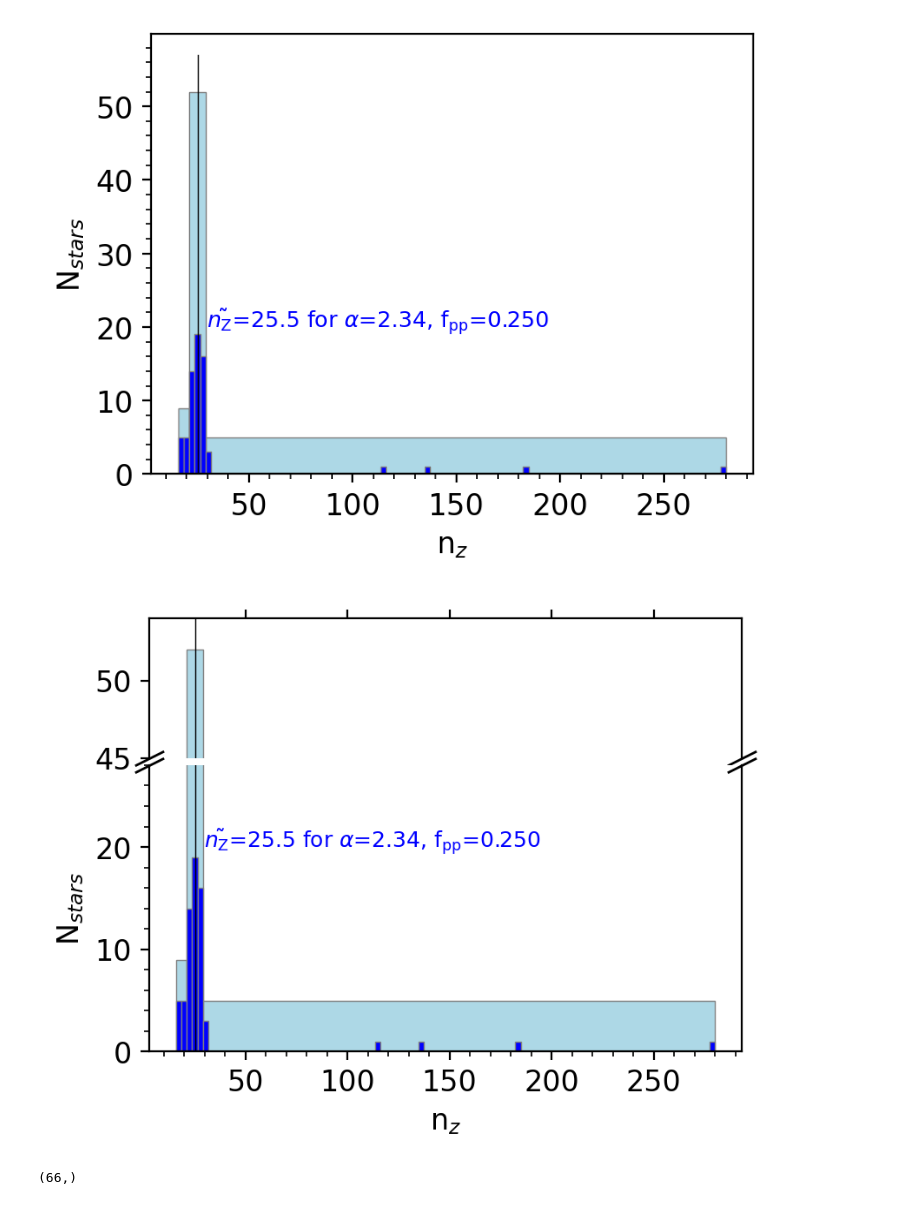
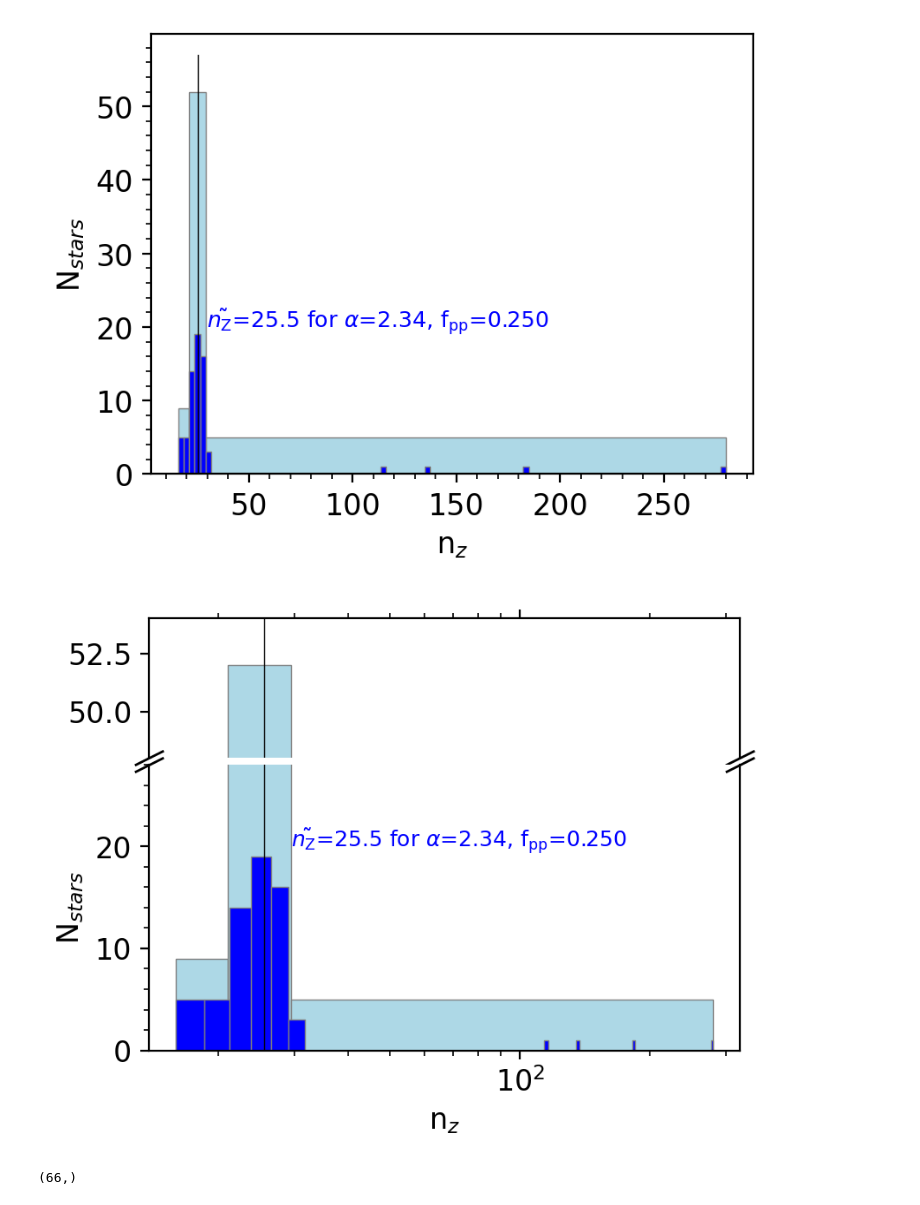
Before and after one commit to douglase/exozodi_exosims_sensitivity, a Jupyter notebook: ExozodiSensitivityEXOSIMS.ipynb, the cells around one changed output. Saved outputs shown, nothing was run; the diff lists cells and outputs as text; code cells hidden in the pictures.

```diff
--- a/ExozodiSensitivityEXOSIMS.ipynb
+++ b/ExozodiSensitivityEXOSIMS.ipynb
@@ -921,7 +921,7 @@ hist1=hist(nz_detectionNZFin,bins='blocks',linewidth=".5",histtype='bar',ec='gra
           )
 
 # zoom-in / limit the view to different portions of the data
-ax1.set_ylim(45, hist1[0].max()+2)  # outliers only
+ax1.set_ylim(48, hist1[0].max()+2)  # outliers only
 ax2.set_ylim(0,28 )  # most of the data
 
 # hide the spines between ax and ax2
@@ -960,34 +960,39 @@ ax2.plot([np.nanmedian(nz_detectionNZFin),np.nanmedian(nz_detectionNZFin)],
 
 
 
 hist1=hist(nz_detectionNZFin,linewidth=".5",histtype='bar',ec='gray',
            color="blue",bins=100,
           )
 
 ax2.text((np.nanmedian(nz_detectionNZFin))+4, hist1[0].max()+1,
          str(r"$\tilde{n_{\rm Z}}$=%.1f"%(np.nanmedian(nz_detectionNZFin))
              +r" for $\alpha$="+str(alphaZ))+r", f$_{\rm pp}$=%.3f "%(f_pp),
          fontsize=9,color="blue", )
 
 
          #" \n $n_{sys}$=%.1i"%(nz_critOuterFin.size)
 
 
+ax1.set_xscale("log")
+
+ax2.set_xscale("log")
+
+
 
 
 plt.xlabel("n$_{z}$")
 #plt.legend()
 #plt.xlim([0,200])
 #plt.xscale('symlog', linthreshy=2000)
 plt.ylabel("N$_{stars}$")
 plt.minorticks_on()
 plt.savefig("WFIRST-CGI-disks-Uno/sensitivity_%isigma"%(SNR)
             +str(alphaZ).replace(".","_")+"alpha"
             +mode["systName"]+str(f_pp)+".pdf",
             bbox_inches="tight")
 #hist1[0].sum(),hist2[0].sum()
 # %% [output]
-[figure, old version]
+[figure, new version]
 # %%
 np.shape(nz_detectionNZFin>0)
 # %% [output]
```
Also changed, not shown: parts of 4 cells of this notebook.
